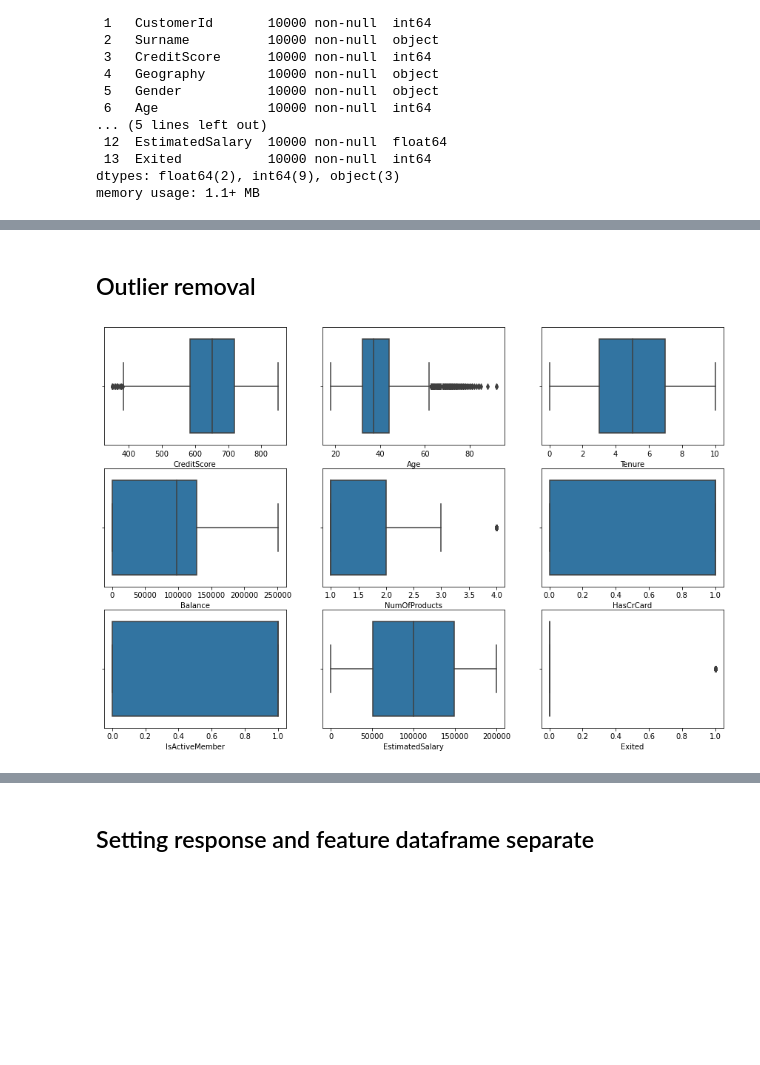
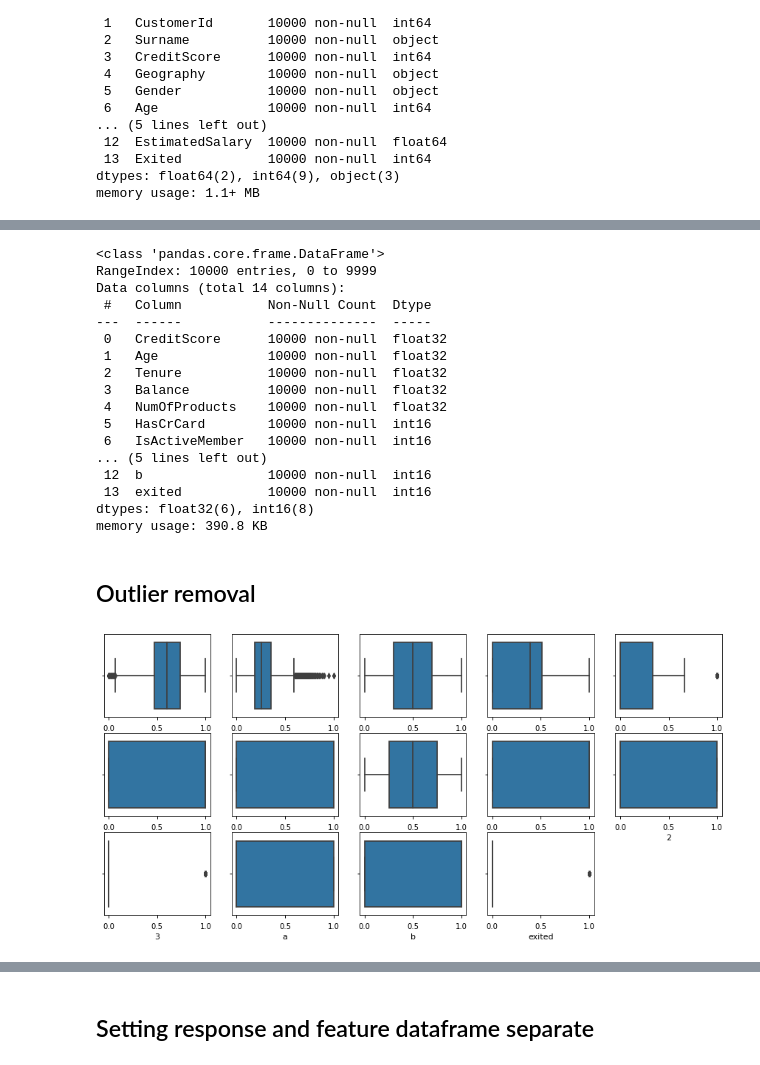
Before and after one commit to tikendraw/churn-prediction-mlops, a Jupyter notebook: Churn_modeling.ipynb, the cells around one changed output, grey strips where cells are left out. Saved outputs shown, nothing was run; the diff lists cells and outputs as text; code cells hidden in the pictures; blank space fills up the shorter version.

```diff
--- a/Churn_modeling.ipynb
+++ b/Churn_modeling.ipynb
@@ -56,8 +112,6 @@ num_cols = df.select_dtypes('number')
 # %%
 # Encoding categorical values
-from sklearn.preprocessing import OneHotEncoder
-
+X = data.drop(['Surname','RowNumber','CustomerId','Exited'],axis = 1)
+y = data.Exited
 ohe = OneHotEncoder(sparse=False)
-encoder_df = pd.DataFrame(ohe.fit_transform(df[['Geography','Gender']]))
-df = df.join(encoder_df)
-df.drop(['Geography', 'Gender'], axis = 1, inplace = True)
+scaler = MinMaxScaler()
@@ -83,0 +118,6 @@ memory usage: 1.1 MB
+# %%
+coltrans = ColumnTransformer([('scaler', scaler, num_cols),
+                             ('ohencoder', ohe, cat_cols)],remainder= 'passthrough'
+                            )
+# %%
+feature_space = coltrans.fit_transform(X)
@@ -84,13 +143,49 @@ memory usage: 1.1 MB
+# %%
+# Converting to PD dataframe
+names = ['CreditScore', 'Age', 'Tenure', 'Balance', 'NumOfProducts', 'HasCrCard','IsActiveMember', 'EstimatedSalary',1,2,3,'a','b']
+df = pd.DataFrame(feature_space, columns=names)
+df['exited'] = y
+
+int_cols = ['HasCrCard','IsActiveMember', 1,2,3,'a','b', 'exited']
+float_cols = ['CreditScore', 'Age', 'Tenure', 'Balance', 'NumOfProducts', 'EstimatedSalary']
+
+for i in int_cols:
+    df[i] = df[i].astype('int16')
+for j in float_cols:
+    df[j] = df[j].astype('float32')
+
+
+# Saving the preprocessed Data
+df.to_csv('Preprocessed_churn_dataset.csv')
+df.info()
+# %% [output]
+<class 'pandas.core.frame.DataFrame'>
+RangeIndex: 10000 entries, 0 to 9999
+Data columns (total 14 columns):
+ #   Column           Non-Null Count  Dtype
+---  ------           --------------  -----
+ 0   CreditScore      10000 non-null  float32
+ 1   Age              10000 non-null  float32
+ 2   Tenure           10000 non-null  float32
+ 3   Balance          10000 non-null  float32
+ 4   NumOfProducts    10000 non-null  float32
+ 5   HasCrCard        10000 non-null  int16
+ 6   IsActiveMember   10000 non-null  int16
+... (5 lines left out)
+ 12  b                10000 non-null  int16
+ 13  exited           10000 non-null  int16
+dtypes: float32(6), int16(8)
+memory usage: 390.8 KB
 # %% [markdown]
 ## Outlier removal
 # %%
 # Looking for outliers
-plt.figure(figsize=(15,17))
+plt.figure(figsize=(15,7))
 i = 1
-for col in num_cols:
-    plt.subplot(5,3,i)
-    sns.boxplot(data=df, x = col, hue = 'Exited')
+for col in df.columns:
+    plt.subplot(3,5,i)
+    sns.boxplot(data=df, x = col, hue = 'exited')
     i += 1
 # %% [output]
-[figure, old version]
+[figure, new version]
 # %%
```
Also changed, not shown: parts of 50 cells of this notebook, 14 other files.
